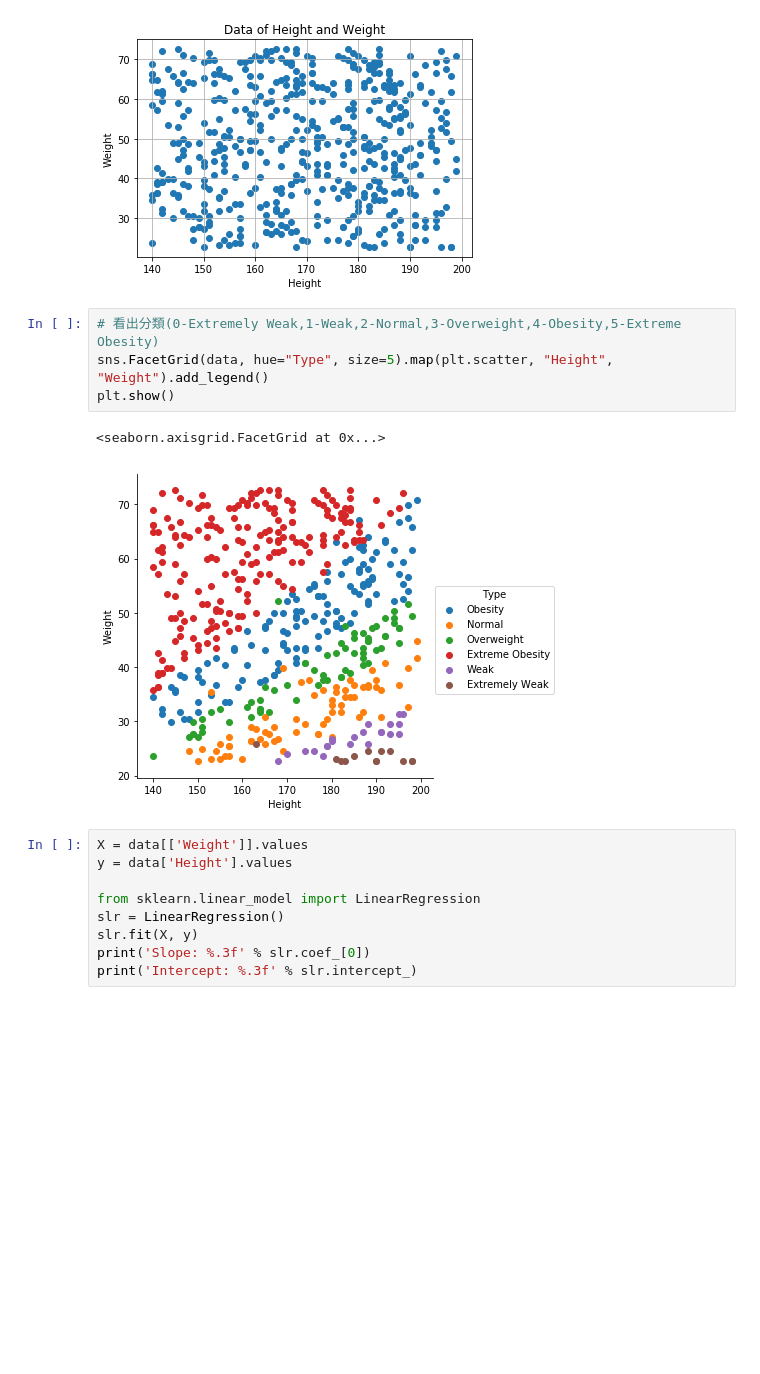
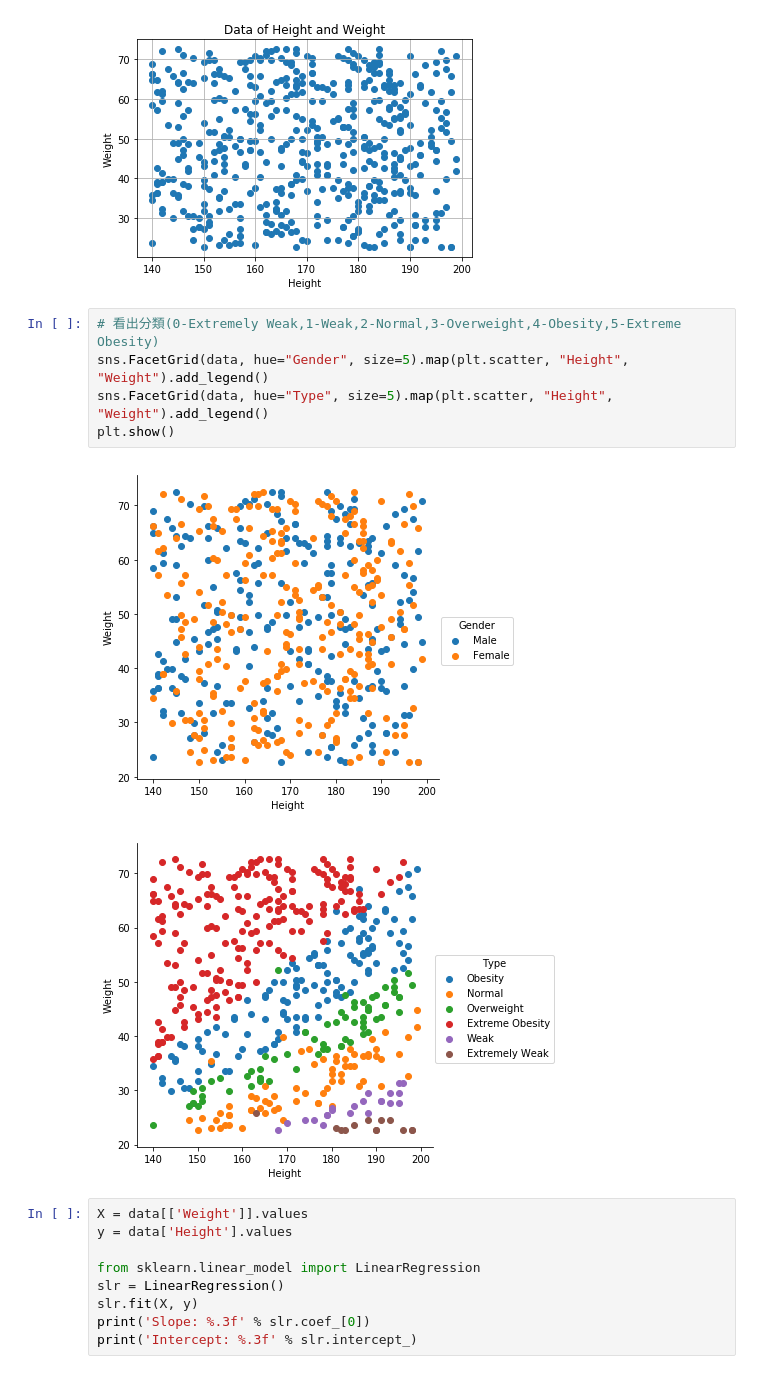
Before and after one commit to jennychiou/Class_RA, a Jupyter notebook: HW/7107029022_918_RAhomework.ipynb, the cells around one changed output. Drawn from its saved outputs; the diff is of its cells as text; blank space fills up the shorter version.

```diff
--- a/HW/7107029022_918_RAhomework.ipynb
+++ b/HW/7107029022_918_RAhomework.ipynb
@@ -143,11 +142,12 @@ plt.show()
 [figure]
 # %%
 # 看出分類(0-Extremely Weak,1-Weak,2-Normal,3-Overweight,4-Obesity,5-Extreme Obesity)
+sns.FacetGrid(data, hue="Gender", size=5).map(plt.scatter, "Height", "Weight").add_legend()
 sns.FacetGrid(data, hue="Type", size=5).map(plt.scatter, "Height", "Weight").add_legend()
 plt.show()
 # %% [output]
-<seaborn.axisgrid.FacetGrid at 0x...>
-[figure, old version]
+[figure, new version]
+[figure, added]
 # %%
 X = data[['Weight']].values
 y = data['Height'].values
```
Also changed, not shown: parts of 3 cells of this notebook, 1 other file.
